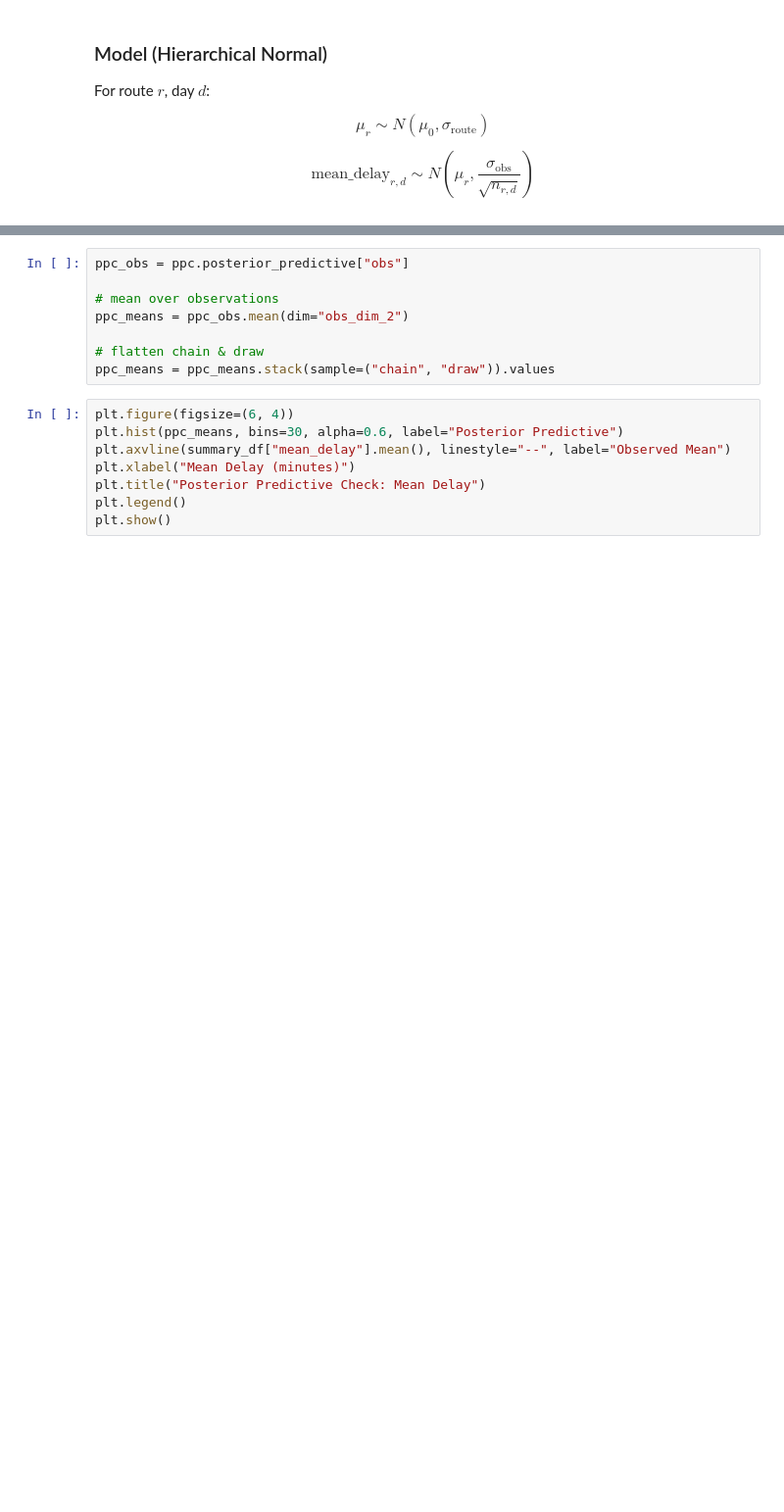
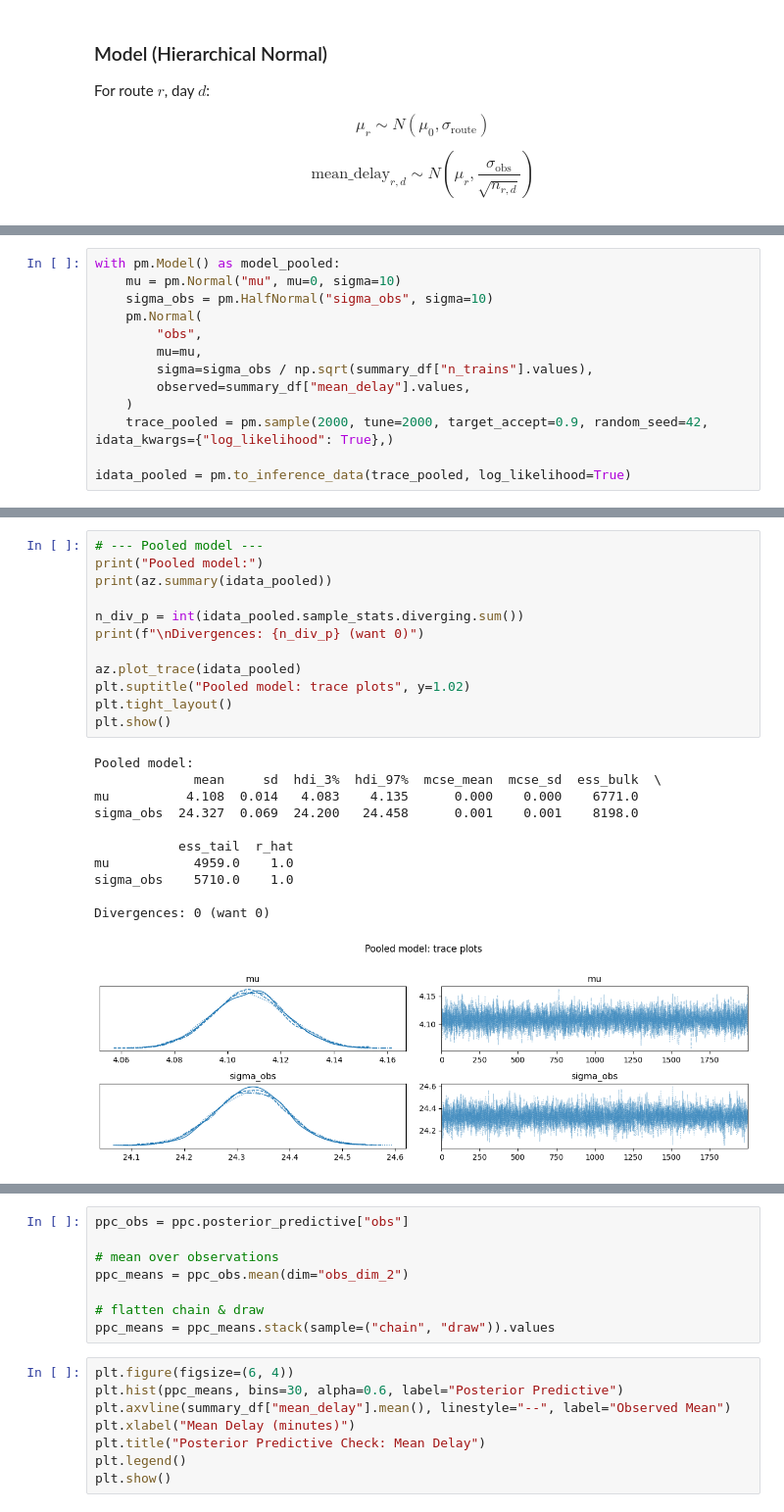
Before and after one commit to bcrohit/applied-bayesian-data-analysis, a Jupyter notebook: notebooks/analysis.ipynb, the cells around one changed output, grey strips where cells are left out. Shown at 98% size. Cells and saved outputs as stored; diff of their text form; blank space fills up the shorter version.

```diff
--- a/notebooks/analysis.ipynb
+++ b/notebooks/analysis.ipynb
@@ -137,0 +106,13 @@ plt.show()
+# %%
+with pm.Model() as model_pooled:
+    mu = pm.Normal("mu", mu=0, sigma=10)
+    sigma_obs = pm.HalfNormal("sigma_obs", sigma=10)
+    pm.Normal(
+        "obs",
+        mu=mu,
+        sigma=sigma_obs / np.sqrt(summary_df["n_trains"].values),
+        observed=summary_df["mean_delay"].values,
+    )
+    trace_pooled = pm.sample(2000, tune=2000, target_accept=0.9, random_seed=42, idata_kwargs={"log_likelihood": True},)
+
+idata_pooled = pm.to_inference_data(trace_pooled, log_likelihood=True)
@@ -137,0 +210,24 @@ plt.show()
+# %%
+# --- Pooled model ---
+print("Pooled model:")
+print(az.summary(idata_pooled))
+
+n_div_p = int(idata_pooled.sample_stats.diverging.sum())
+print(f"\nDivergences: {n_div_p} (want 0)")
+
+az.plot_trace(idata_pooled)
+plt.suptitle("Pooled model: trace plots", y=1.02)
+plt.tight_layout()
+plt.show()
+# %% [output]
+Pooled model:
+             mean     sd  hdi_3%  hdi_97%  mcse_mean  mcse_sd  ess_bulk  \
+mu          4.108  0.014   4.083    4.135      0.000    0.000    6771.0
+sigma_obs  24.327  0.069  24.200   24.458      0.001    0.001    8198.0
+
+           ess_tail  r_hat
+mu           4959.0    1.0
+sigma_obs    5710.0    1.0
+
+Divergences: 0 (want 0)
+[figure, added]
```
Also changed, not shown: parts of 21 cells of this notebook.
